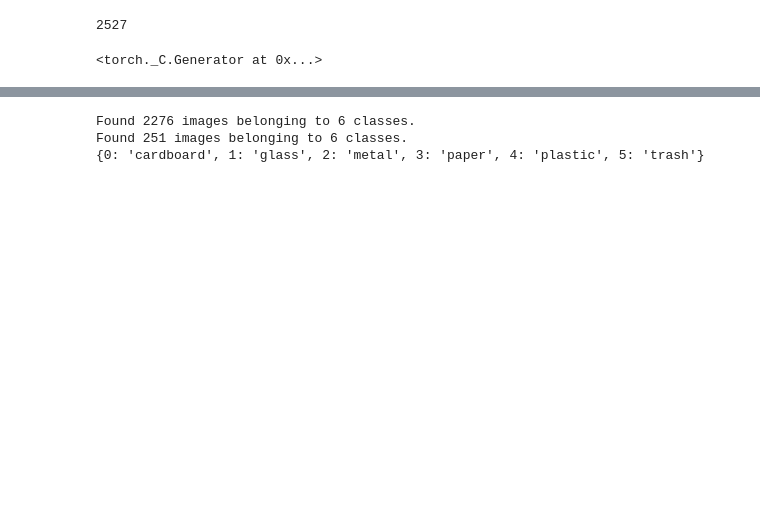
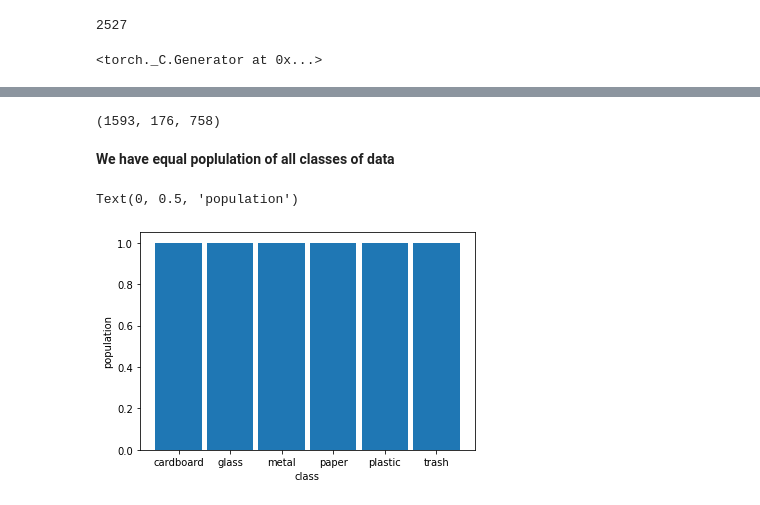
Before and after one commit to swatidamele/FinalProject, a Jupyter notebook: garbage-classification.ipynb, the cells around one changed output, grey strips where cells are left out. Saved outputs shown, nothing was run; the diff lists cells and outputs as text; code cells hidden in the pictures; blank space fills up the shorter version.

```diff
--- a/garbage-classification.ipynb
+++ b/garbage-classification.ipynb
@@ -10,5 +26,5 @@ from keras.models import Sequential
 # %%
-data_dir  = '/Garbage classification'
+data_dir  = '/kaggle/input/garbage-classification/Garbage classification/Garbage classification'
 
 classes = os.listdir(data_dir)
 print(classes)
@@ -160,44 +62,14 @@ Test Data
-# %%
-train_datagen = ImageDataGenerator(
-    rescale=1./255,
-    shear_range=0.1,
-    zoom_range=0.1,
-    width_shift_range=0.1,
-    height_shift_range=0.1,
-    horizontal_flip=True,
-    vertical_flip=True,
-    validation_split=0.1
-)
-
-test_datagen = ImageDataGenerator(
-    rescale=1./255,
-    validation_split=0.1
-)
-
-train_generator = train_datagen.flow_from_directory(
-    base_path,
-    target_size=(300, 300),
-    batch_size=16,
-    class_mode='categorical',
-    subset='training',
-    seed=0
-)
-
-validation_generator = test_datagen.flow_from_directory(
-    base_path,
-    target_size=(300, 300),
-    batch_size=16,
-    class_mode='categorical',
-    subset='validation',
-    seed=0
-)
-
-
-labels = (train_generator.class_indices)
-labels = dict((v,k) for k,v in labels.items())
-
-print(labels)
-# %% [output]
-Found 2276 images belonging to 6 classes.
-Found 251 images belonging to 6 classes.
-{0: 'cardboard', 1: 'glass', 2: 'metal', 3: 'paper', 4: 'plastic', 5: 'trash'}
+# %%
+train_ds, val_ds, test_ds = random_split(dataset, [1593, 176, 758])
+len(train_ds), len(val_ds), len(test_ds)
+# %% [output]
+(1593, 176, 758)
+# %% [markdown]
+**We have equal poplulation of all classes of data**
+# %%
+plt.hist(dataset.classes, bins=np.arange(7)-0.5, rwidth=0.9)
+plt.xlabel('class')
+plt.ylabel('population')
+# %% [output]
+Text(0, 0.5, 'population')
+[figure, added]
```
Also changed, not shown: parts of 50 cells of this notebook.
